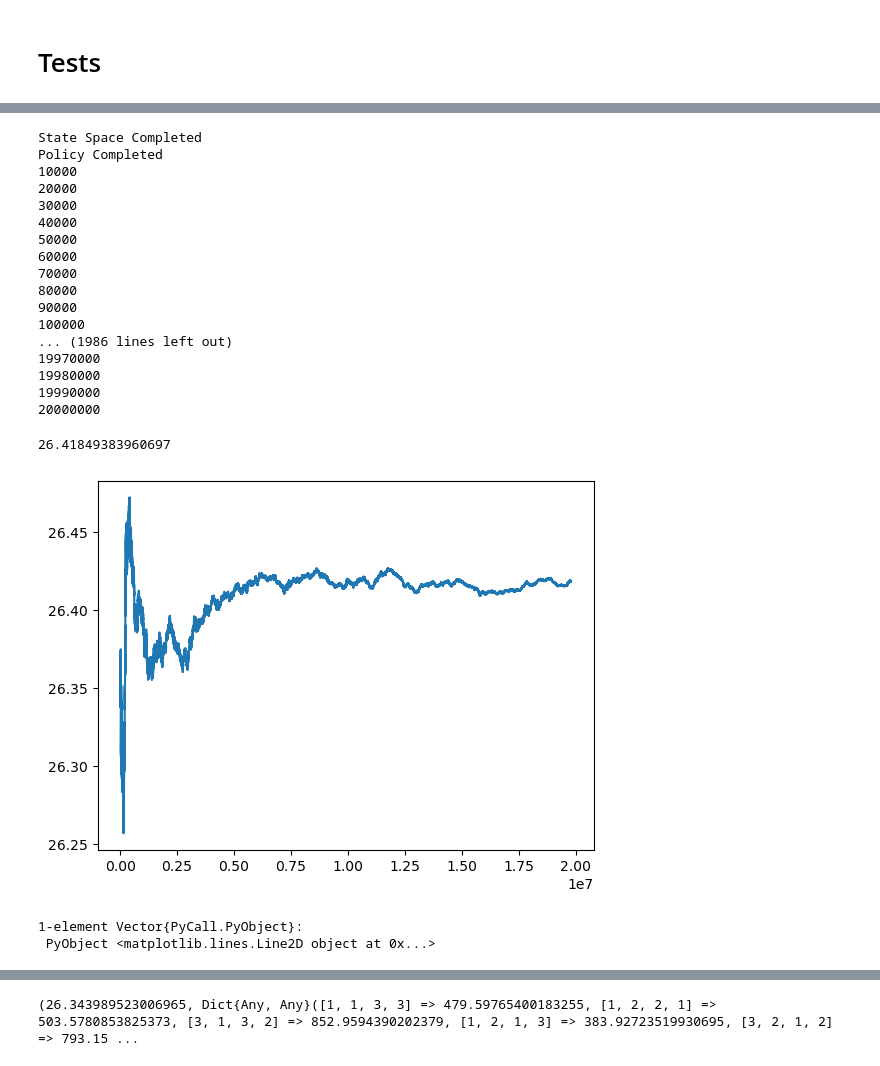
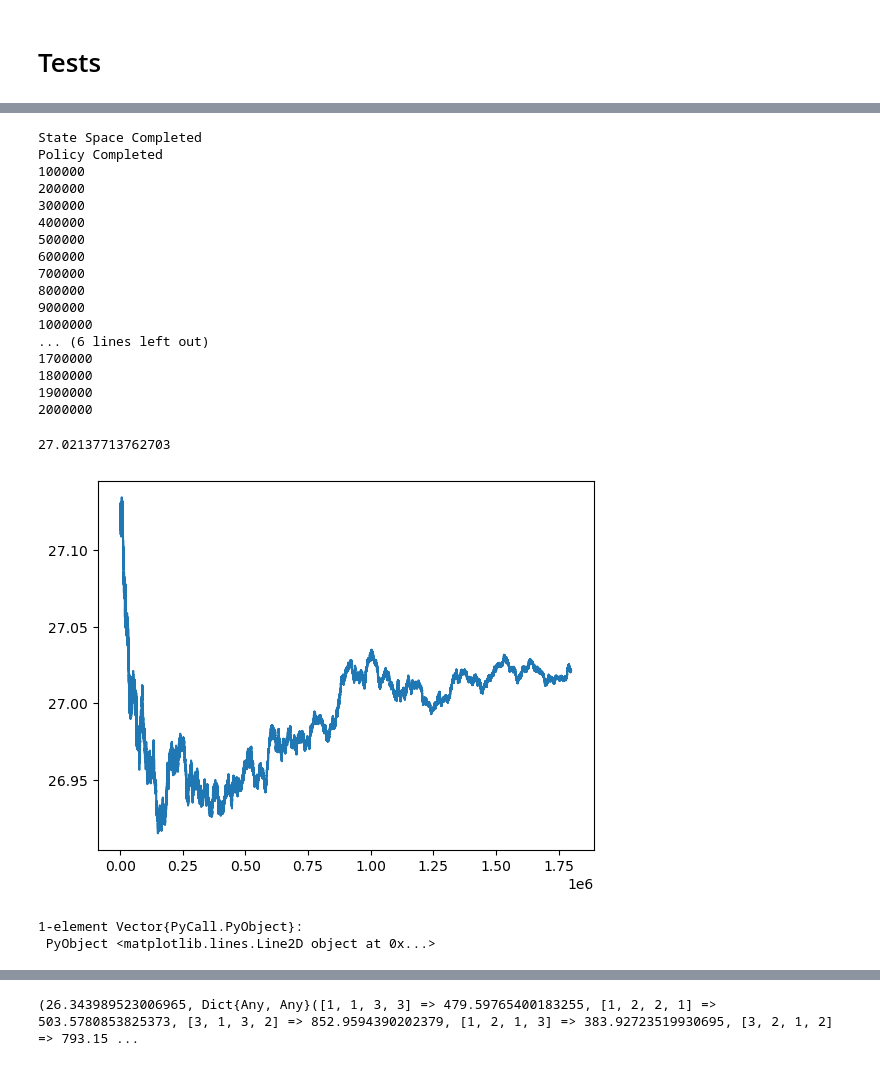
Before and after one commit to fairleyl/PhD-Code, a Jupyter notebook: AVI-Suite-SMART.ipynb, the cells around one changed output, grey strips where cells are left out. Saved outputs shown, nothing was run; the diff lists cells and outputs as text; code cells hidden in the pictures.

```diff
--- a/AVI-Suite-SMART.ipynb
+++ b/AVI-Suite-SMART.ipynb
@@ -1240,6 +1240,11 @@ smarviFlows (generic function with 1 method)
 # %%
 #Calculate random action
 function randomAction(s,N)
+    #deal with all-damaged case
+    if s == fill(3,N)
+        return randomActionAllDamaged(N)
+    end
+
     damaged = [0]
     for i in 1:N
         if s[i] == 3
@@ -3845,8 +3860,8 @@ end
 smarviTab (generic function with 1 method)
 # %%
 #Performs AVI in the continuous time setting, approximating E(h(s')) using all possible transitions
-#Uses tabular representation instead of VFA
-function smarviTab_epsGreedy(N,alpha_d, alpha_r, beta, tau, c0, c1, r, nMax, b, c; printProgress = false, modCounter = 100000)
+#Uses tabular representation instead of VFA and e-greedy action selection
+function smarviTab_epsGreedy(N,alpha_d, alpha_r, beta, tau, c0, c1, r, nMax, b, c; printProgress = false, modCounter = 100000, stateDepEpsilon = false)
     #initialise
     s = [1 for i in 1:N]
     s0 = [1 for i in 1:N]
@@ -3891,7 +3906,12 @@ function smarviTab_epsGreedy(N,alpha_d, alpha_r, beta, tau, c0, c1, r, nMax, b,
         optA = optAandV[1]
         optV = optAandV[2]
 
-        if rand(Uniform(0,1)) < c/(c + n)
+        epsilon = c/(c + n)
+        if stateDepEpsilon
+            epsilon = c/(c + numVisits[s])
+        end
+
+        if rand(Uniform(0,1)) < epsilon
             optA = randomAction(s, N)
             if optA == zeros(Int64, N)
                 t = sojournTime(s, optA, flows, N, alpha_d, alpha_r, beta, tau)
@@ -4232,3 +4487,6 @@ Complete
+# %%
+resultTab = smarviTab_epsGreedy(N,alpha_d, alpha_r, beta, tau, c0, c1, r, nMax, 1.0, 100.0; printProgress = true, modCounter = 1000000)
+println("Complete")
 # %%
 resultTab[2]
 # %% [output]
@@ -4240,32 +4498,32 @@ PyPlot.plot(resultTab[3][2000000:nMax])
 1-element Vector{PyCall.PyObject}:
  PyObject <matplotlib.lines.Line2D object at 0x...>
 # %%
-evalNMax = 200000
-gs = gEvaluationTab(N,alpha_d, alpha_r, beta, tau, c0, c1, r, evalNMax, resultTab[1], resultTab[2]; printProgress = true, modCounter = 10000)
+evalNMax = 2000000
+gs = gEvaluationTab(N,alpha_d, alpha_r, beta, tau, c0, c1, r, evalNMax, resultTab[1], resultTab[2]; printProgress = true, modCounter = 100000)
 gs[1]
 # %% [output]
 State Space Completed
 Policy Completed
-10000
-20000
-30000
-40000
-50000
-60000
-70000
-80000
-90000
 100000
-... (1986 lines left out)
-19970000
-19980000
-19990000
-20000000
+200000
+300000
+400000
+500000
+600000
+700000
+800000
+900000
+1000000
+... (6 lines left out)
+1700000
+1800000
+1900000
+2000000
-26.41849383960697
+27.02137713762703
 # %%
-PyPlot.plot(gs[2][200000:nMax])
+PyPlot.plot(gs[2][200000:evalNMax])
 # %% [output]
-[figure, old version]
+[figure, new version]
 1-element Vector{PyCall.PyObject}:
  PyObject <matplotlib.lines.Line2D object at 0x...>
 # %%
```
Also changed, not shown: parts of 40 cells of this notebook.
